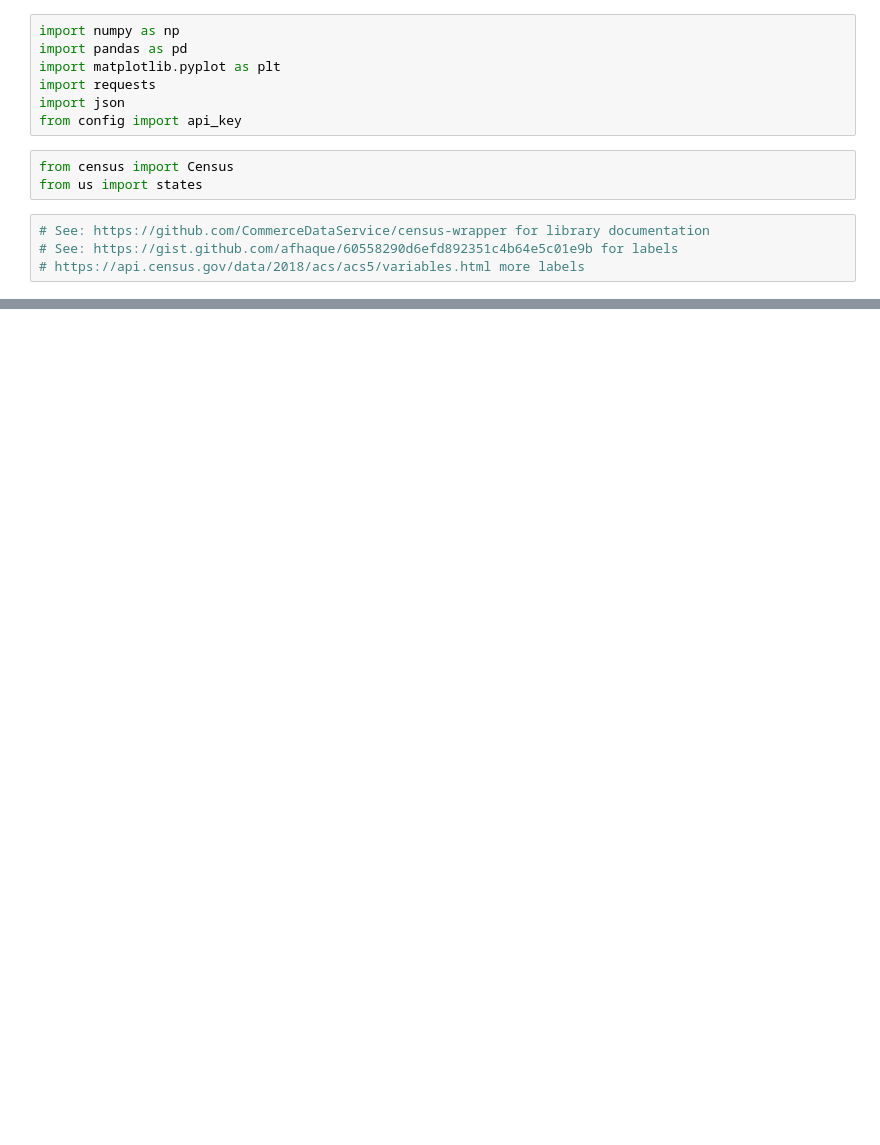
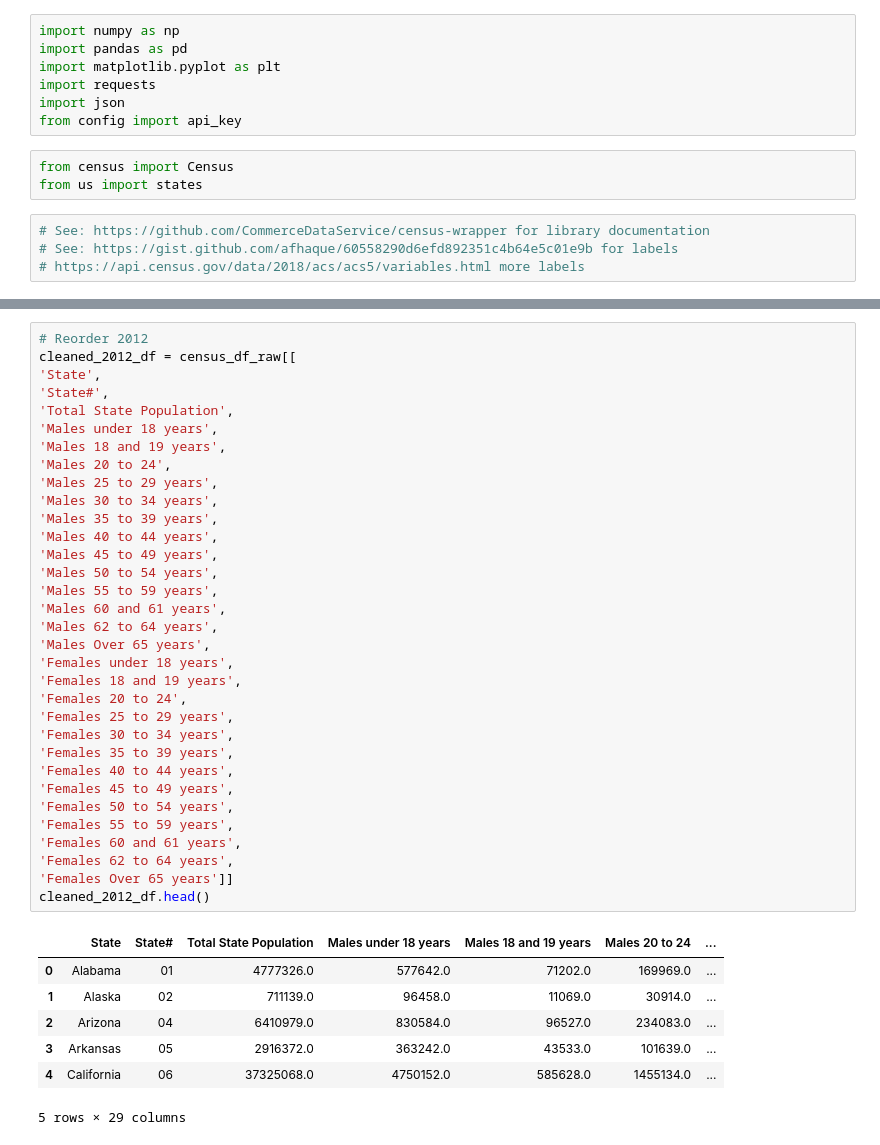
Before and after one commit to CodingMage/project_1_TeamTuring, a Jupyter notebook: Untitled.ipynb, the cells around one changed output, grey strips where cells are left out. Drawn from its saved outputs; the diff is of its cells as text; blank space fills up the shorter version.

```diff
--- a/Untitled.ipynb
+++ b/Untitled.ipynb
@@ -147,0 +145,41 @@ census_df_raw
+# %%
+# Reorder 2012
+cleaned_2012_df = census_df_raw[[
+'State',
+'State#',
+'Total State Population',
+'Males under 18 years',
+'Males 18 and 19 years',
+'Males 20 to 24',
+'Males 25 to 29 years',
+'Males 30 to 34 years',
+'Males 35 to 39 years',
+'Males 40 to 44 years',
+'Males 45 to 49 years',
+'Males 50 to 54 years',
+'Males 55 to 59 years',
+'Males 60 and 61 years',
+'Males 62 to 64 years',
+'Males Over 65 years',
+'Females under 18 years',
+'Females 18 and 19 years',
+'Females 20 to 24',
+'Females 25 to 29 years',
+'Females 30 to 34 years',
+'Females 35 to 39 years',
+'Females 40 to 44 years',
+'Females 45 to 49 years',
+'Females 50 to 54 years',
+'Females 55 to 59 years',
+'Females 60 and 61 years',
+'Females 62 to 64 years',
+'Females Over 65 years']]
+cleaned_2012_df.head()
+# %% [output]
+|  | State | State# | Total State Population | Males under 18 years | Males 18 and 19 years | Males 20 to 24 | ... |
+| 0 | Alabama | 01 | 4777326.0 | 577642.0 | 71202.0 | 169969.0 | ... |
+| 1 | Alaska | 02 | 711139.0 | 96458.0 | 11069.0 | 30914.0 | ... |
+| 2 | Arizona | 04 | 6410979.0 | 830584.0 | 96527.0 | 234083.0 | ... |
+| 3 | Arkansas | 05 | 2916372.0 | 363242.0 | 43533.0 | 101639.0 | ... |
+| 4 | California | 06 | 37325068.0 | 4750152.0 | 585628.0 | 1455134.0 | ... |
+5 rows × 29 columns
```
Also changed, not shown: parts of 10 cells of this notebook, 2 other files.
